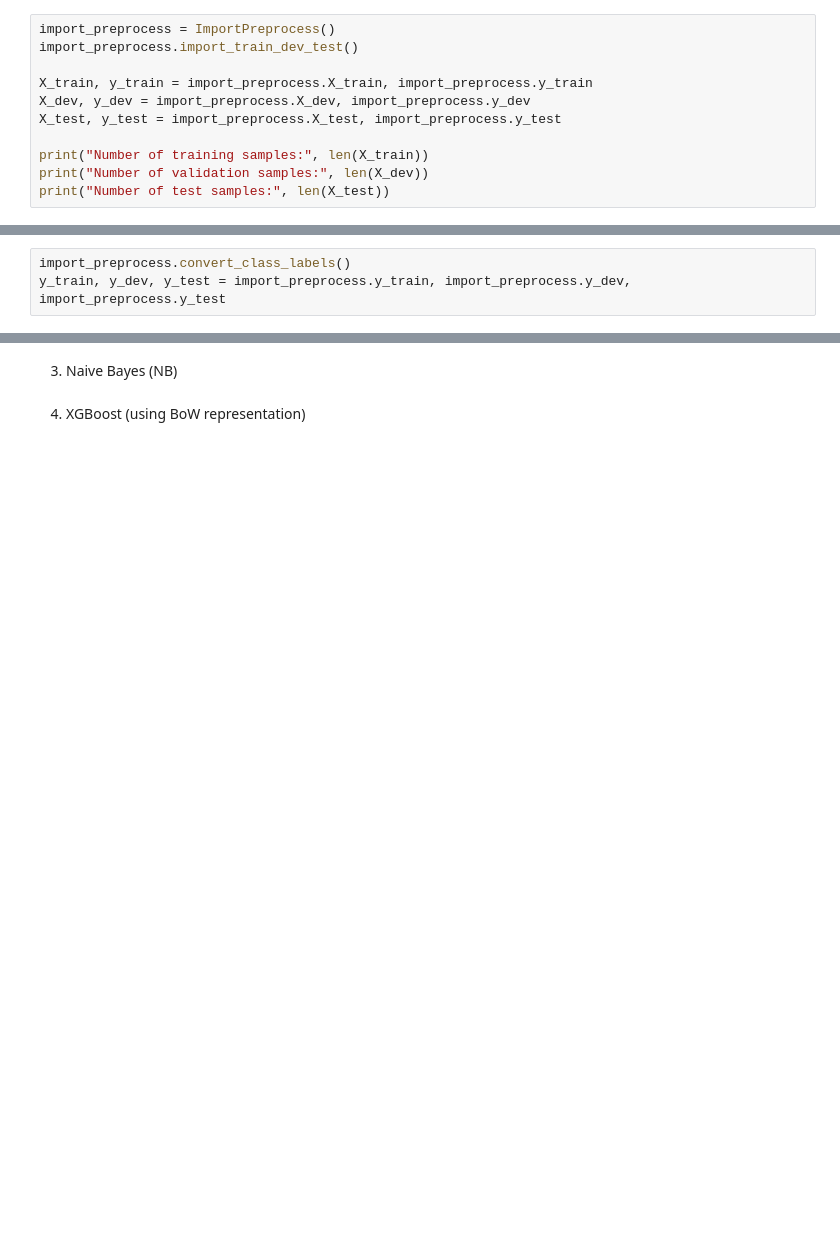
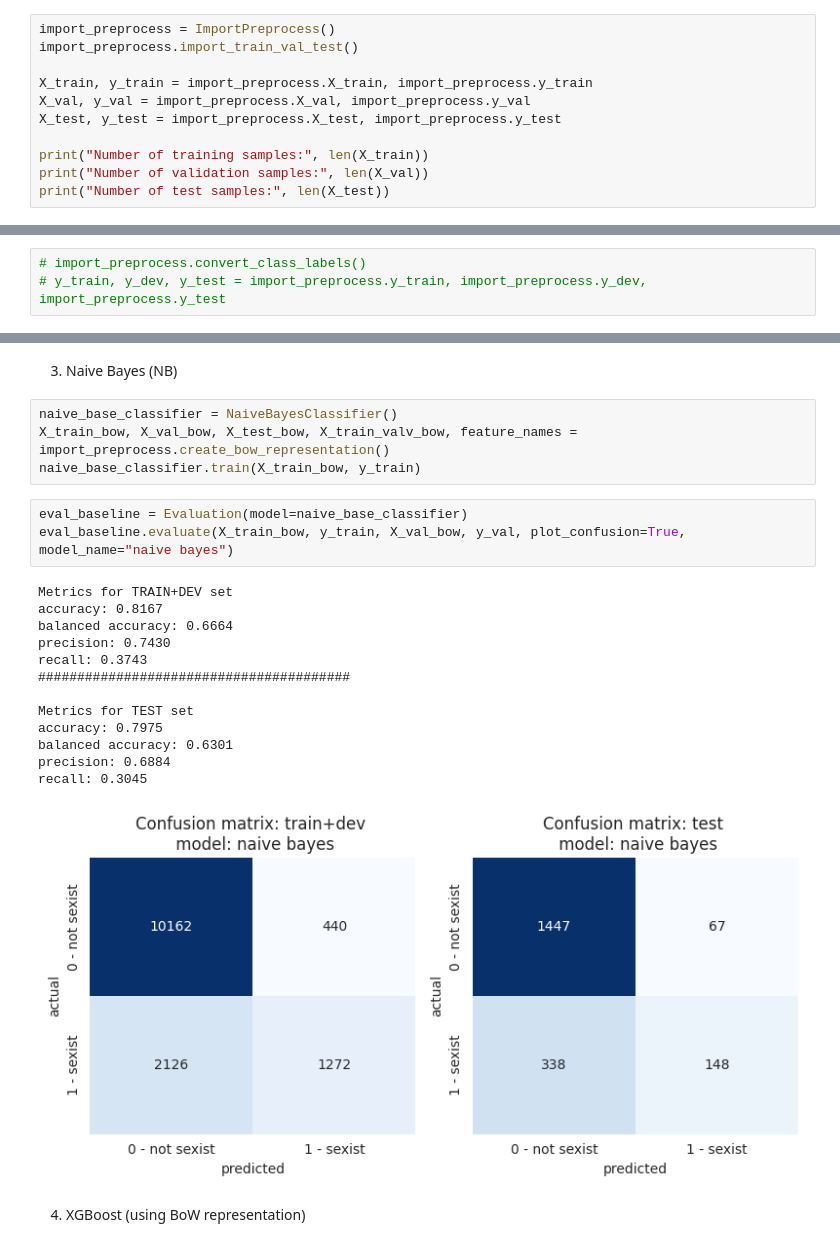
Before and after one commit to henrform/NLP_24W_VSHJ, a Jupyter notebook: milestone 2/milestone_2.ipynb, the cells around one changed output, grey strips where cells are left out. Saved outputs shown, nothing was run; the diff lists cells and outputs as text; blank space fills up the shorter version.

```diff
--- a/milestone 2/milestone_2.ipynb
+++ b/milestone 2/milestone_2.ipynb
@@ -11,19 +11,19 @@ from xg_boost import XGBoostClassifier
 # %%
 import_preprocess = ImportPreprocess()
-import_preprocess.import_train_dev_test()
+import_preprocess.import_train_val_test()
 
 X_train, y_train = import_preprocess.X_train, import_preprocess.y_train
-X_dev, y_dev = import_preprocess.X_dev, import_preprocess.y_dev
+X_val, y_val = import_preprocess.X_val, import_preprocess.y_val
 X_test, y_test = import_preprocess.X_test, import_preprocess.y_test
 
 print("Number of training samples:", len(X_train))
-print("Number of validation samples:", len(X_dev))
+print("Number of validation samples:", len(X_val))
 print("Number of test samples:", len(X_test))
 # %% [output]
 Number of training samples: 14000
 Number of validation samples: 2000
 Number of test samples: 4000
 # %%
-import_preprocess.convert_class_labels()
-y_train, y_dev, y_test = import_preprocess.y_train, import_preprocess.y_dev, import_preprocess.y_test
+# import_preprocess.convert_class_labels()
+# y_train, y_dev, y_test = import_preprocess.y_train, import_preprocess.y_dev, import_preprocess.y_test
 # %%
@@ -73,6 +73,27 @@ recall: 0.0000
 2. regex classifier
 # %% [markdown]
 3. Naive Bayes (NB)
+# %%
+naive_base_classifier = NaiveBayesClassifier()
+X_train_bow, X_val_bow, X_test_bow, X_train_valv_bow, feature_names = import_preprocess.create_bow_representation()
+naive_base_classifier.train(X_train_bow, y_train)
+# %%
+eval_baseline = Evaluation(model=naive_base_classifier)
+eval_baseline.evaluate(X_train_bow, y_train, X_val_bow, y_val, plot_confusion=True, model_name="naive bayes")
+# %% [output]
+Metrics for TRAIN+DEV set
+accuracy: 0.8167
+balanced accuracy: 0.6664
+precision: 0.7430
+recall: 0.3743
+########################################
+
+Metrics for TEST set
+accuracy: 0.7975
+balanced accuracy: 0.6301
+precision: 0.6884
+recall: 0.3045
+[figure, added]
 # %% [markdown]
 4. XGBoost (using BoW representation)
 # %%
```
Also changed, not shown: parts of 8 cells of this notebook, 2 other files.
